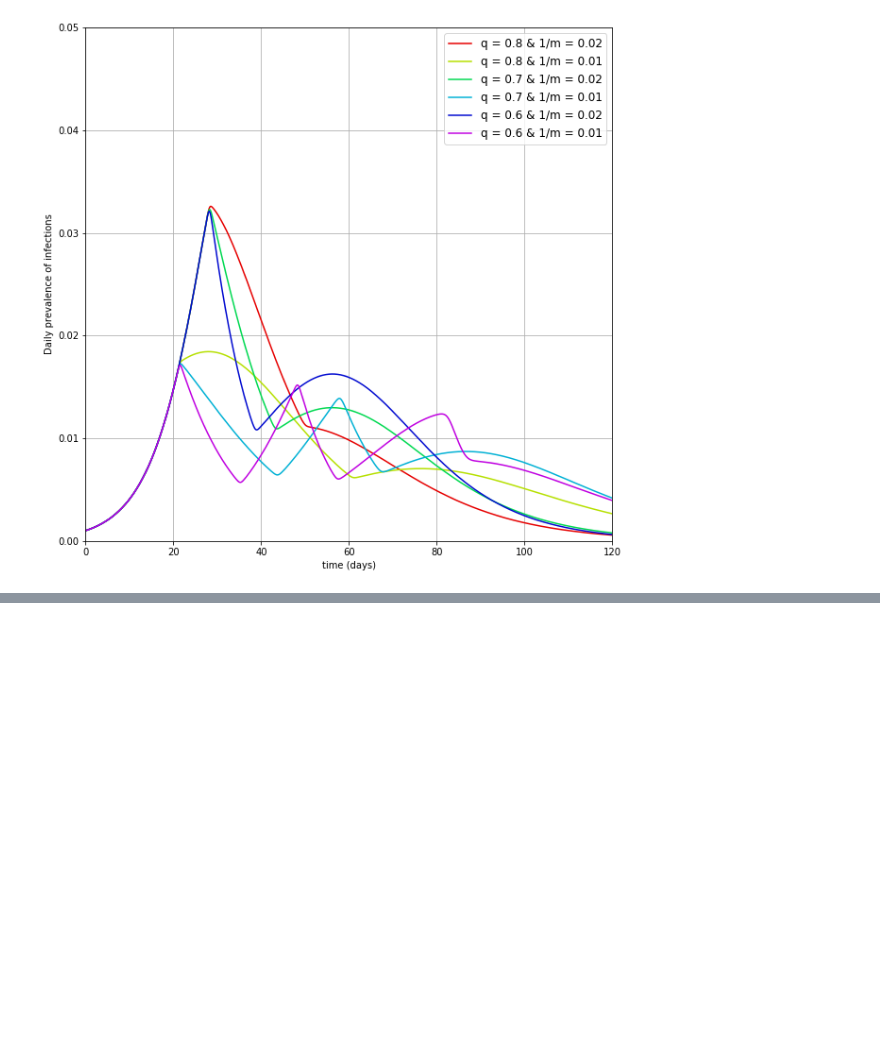
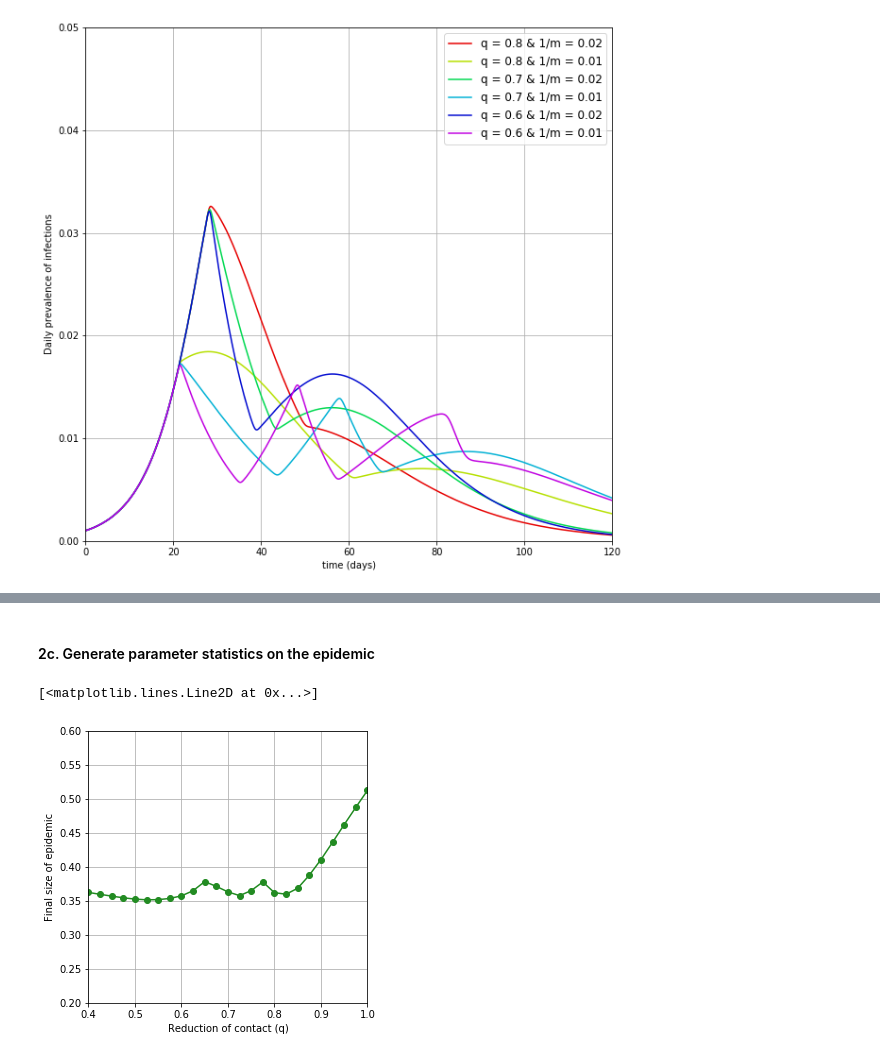
Before and after one commit to ajhaslam16/Impacts_of_behavior_SIR, a Jupyter notebook: Recreate_Poletti.ipynb, the cells around one changed output, grey strips where cells are left out. Saved outputs shown, nothing was run; the diff lists cells and outputs as text; code cells hidden in the pictures; blank space fills up the shorter version.

```diff
--- a/Recreate_Poletti.ipynb
+++ b/Recreate_Poletti.ipynb
@@ -476,0 +515,40 @@ ax.legend(legend_curves, legend_names, loc='best',fontsize='large')
+# %% [markdown]
+#### 2c. Generate  parameter statistics on the epidemic
+# %%
+## Look at the change in the epidemic characteristics based on changing q
+
+time = np.arange(0,120,0.005)
+
+final_size = []
+peak_size = []
+peak_day = []
+
+q_test_set = np.arange(0.4,1.025,0.025)
+
+for q_test in q_test_set:
+
+    params = ODE_models.get_params(q=q_test)
+    sim_system = odeint(ODE_models.SIRan_system, initial_state, time, args=(params,))
+
+    final_size.append(Model_stats.final_epi_size(sim_system, time))
+
+    p_day, p_size = Model_stats.daily_peak(sim_system,time,peak_type='I_S', data_type='SIR')
+    peak_size.append(p_size)
+    peak_day.append(p_day)
+
+final_size = np.array(final_size)
+peak_size = np.array(peak_size)
+peak_day = np.array(peak_day)
+# %%
+matplotlib.rcParams['figure.figsize'] = [5, 5]
+fig, ax = plt.subplots()
+
+ax.set(xlabel='Reduction of contact (q)', ylabel='Final size of epidemic')
+ax.set_ylim((0.2,0.6))
+ax.set_xlim((0.4,1))
+ax.grid()
+
+ax.plot(q_test_set, final_size, '-o', c='forestgreen')
+# %% [output]
+[<matplotlib.lines.Line2D at 0x...>]
+[figure, added]
```
Also changed, not shown: parts of 13 cells of this notebook.
